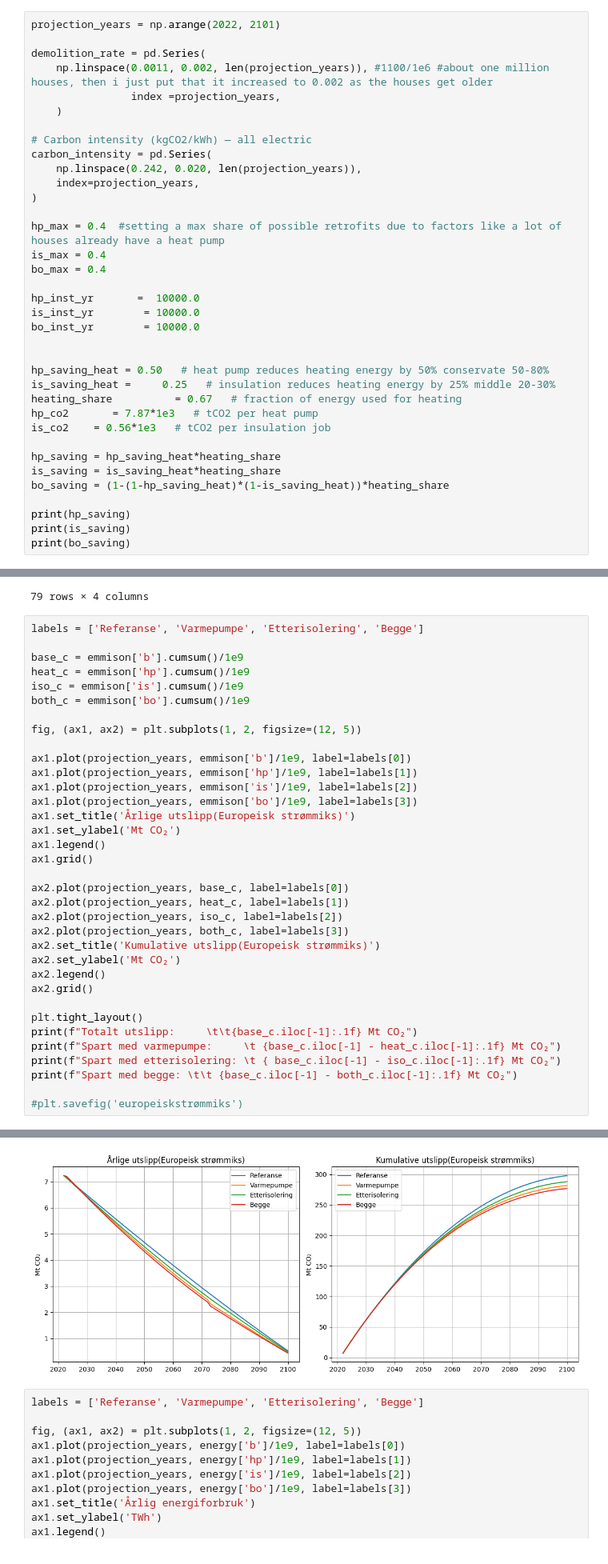
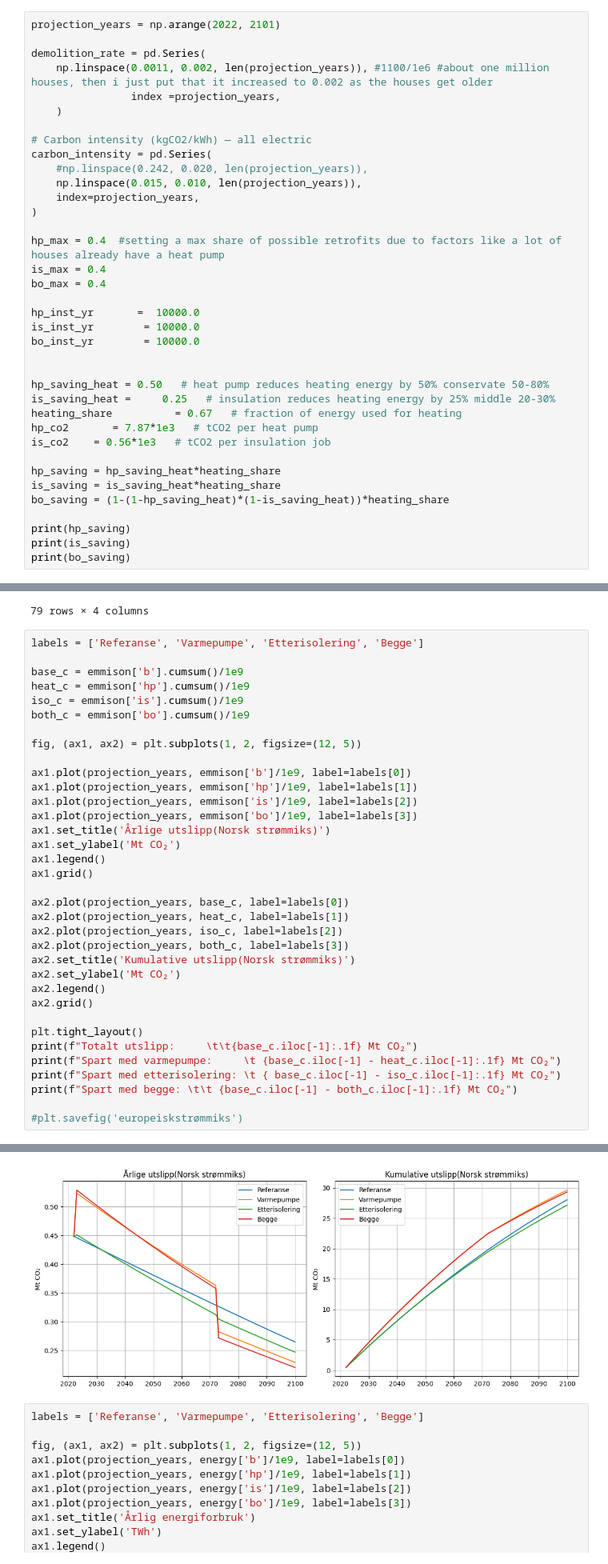
Before and after one commit to andre-hegre/Beregninger_Scenariomodell, a Jupyter notebook: projection.ipynb, the cells around one changed output, grey strips where cells are left out. Shown at 80% size. Saved outputs shown, nothing was run; the diff lists cells and outputs as text.

```diff
--- a/projection.ipynb
+++ b/projection.ipynb
@@ -30,7 +30,8 @@ demolition_rate = pd.Series(
 
 # Carbon intensity (kgCO2/kWh) — all electric
 carbon_intensity = pd.Series(
-    np.linspace(0.242, 0.020, len(projection_years)),
+    #np.linspace(0.242, 0.020, len(projection_years)),
+    np.linspace(0.015, 0.010, len(projection_years)),
     index=projection_years,
 )
 
@@ -167,7 +168,7 @@ ax1.plot(projection_years, emmison['b']/1e9, label=labels[0])
 ax1.plot(projection_years, emmison['hp']/1e9, label=labels[1])
 ax1.plot(projection_years, emmison['is']/1e9, label=labels[2])
 ax1.plot(projection_years, emmison['bo']/1e9, label=labels[3])
-ax1.set_title('Årlige utslipp(Europeisk strømmiks)')
+ax1.set_title('Årlige utslipp(Norsk strømmiks)')
 ax1.set_ylabel('Mt CO₂')
 ax1.legend()
 ax1.grid()
@@ -176,7 +177,7 @@ ax2.plot(projection_years, base_c, label=labels[0])
 ax2.plot(projection_years, heat_c, label=labels[1])
 ax2.plot(projection_years, iso_c, label=labels[2])
 ax2.plot(projection_years, both_c, label=labels[3])
-ax2.set_title('Kumulative utslipp(Europeisk strømmiks)')
+ax2.set_title('Kumulative utslipp(Norsk strømmiks)')
 ax2.set_ylabel('Mt CO₂')
 ax2.legend()
 ax2.grid()
@@ -196,4 +197,4 @@ Spart med begge:                 21.0 Mt CO₂
-[figure, old version]
+[figure, new version]
 # %%
 labels = ['Referanse', 'Varmepumpe', 'Etterisolering', 'Begge']
 
```
Also changed, not shown: parts of 2 cells of this notebook.
